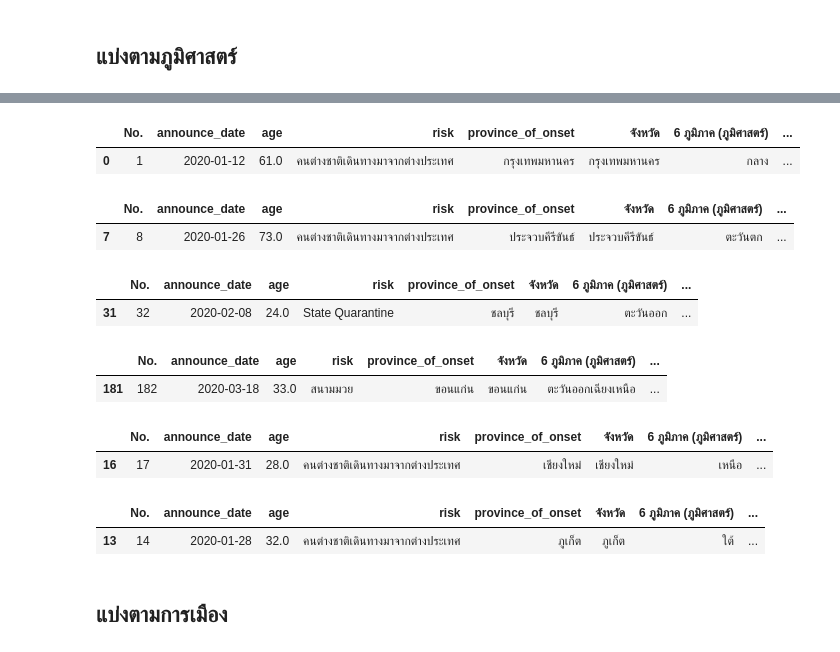
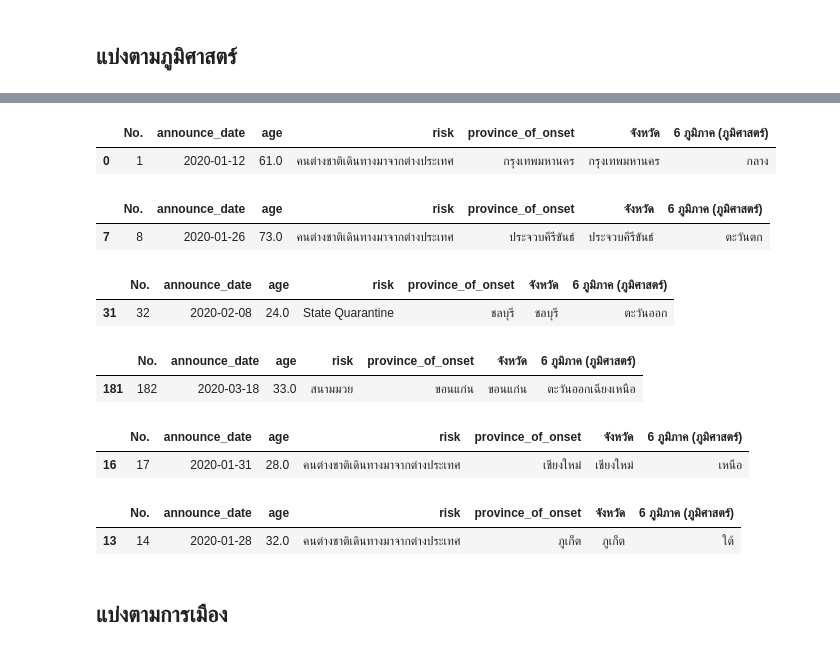
Before and after one commit to Chonthichasi/data_viz_2022, a Jupyter notebook: BasicPython&DataViz_midterm2022.ipynb, the cells around one changed output, grey strips where cells are left out. Saved outputs shown, nothing was run; the diff lists cells and outputs as text; code cells hidden in the pictures.

```diff
--- a/BasicPython&DataViz_midterm2022.ipynb
+++ b/BasicPython&DataViz_midterm2022.ipynb
@@ -293,3 +293,6 @@ dtype: bool
 # 1. อายุของผู้ป่วยคนแรกในแต่ละภูมิภาค (เหนือ, กลาง, ใต้, ...) (20 คะแนน)
 # %% [markdown]
 ## แบ่งตามภูมิศาสตร์
+# %%
+data_t1 = datacovid1[['No.','announce_date','age','risk','province_of_onset','จังหวัด','6 ภูมิภาค (ภูมิศาสตร์)']]
+data_t1
@@ -296,38 +313,38 @@ dtype: bool
 # %%
-data1_1 = datacovid1[datacovid1['6 ภูมิภาค (ภูมิศาสตร์)']=='กลาง']
+data1_1 = data_t1[data_t1['6 ภูมิภาค (ภูมิศาสตร์)']=='กลาง']
 data1_1.head(1)
 # %% [output]
-|  | No. | announce_date | age | risk | province_of_onset | จังหวัด | 6 ภูมิภาค (ภูมิศาสตร์) | ... |
-| 0 | 1 | 2020-01-12 | 61.0 | คนต่างชาติเดินทางมาจากต่างประเทศ | กรุงเทพมหานคร | กรุงเทพมหานคร | กลาง | ... |
+|  | No. | announce_date | age | risk | province_of_onset | จังหวัด | 6 ภูมิภาค (ภูมิศาสตร์) |
+| 0 | 1 | 2020-01-12 | 61.0 | คนต่างชาติเดินทางมาจากต่างประเทศ | กรุงเทพมหานคร | กรุงเทพมหานคร | กลาง |
 # %%
-data1_2 = datacovid1[datacovid1['6 ภูมิภาค (ภูมิศาสตร์)']=='ตะวันตก']
+data1_2 = data_t1[data_t1['6 ภูมิภาค (ภูมิศาสตร์)']=='ตะวันตก']
 data1_2.head(1)
 # %% [output]
-|  | No. | announce_date | age | risk | province_of_onset | จังหวัด | 6 ภูมิภาค (ภูมิศาสตร์) | ... |
-| 7 | 8 | 2020-01-26 | 73.0 | คนต่างชาติเดินทางมาจากต่างประเทศ | ประจวบคีรีขันธ์ | ประจวบคีรีขันธ์ | ตะวันตก | ... |
+|  | No. | announce_date | age | risk | province_of_onset | จังหวัด | 6 ภูมิภาค (ภูมิศาสตร์) |
+| 7 | 8 | 2020-01-26 | 73.0 | คนต่างชาติเดินทางมาจากต่างประเทศ | ประจวบคีรีขันธ์ | ประจวบคีรีขันธ์ | ตะวันตก |
 # %%
-data1_3 = datacovid1[datacovid1['6 ภูมิภาค (ภูมิศาสตร์)']=='ตะวันออก']
+data1_3 = data_t1[data_t1['6 ภูมิภาค (ภูมิศาสตร์)']=='ตะวันออก']
 data1_3.head(1)
 # %% [output]
-|  | No. | announce_date | age | risk | province_of_onset | จังหวัด | 6 ภูมิภาค (ภูมิศาสตร์) | ... |
-| 31 | 32 | 2020-02-08 | 24.0 | State Quarantine | ชลบุรี | ชลบุรี | ตะวันออก | ... |
+|  | No. | announce_date | age | risk | province_of_onset | จังหวัด | 6 ภูมิภาค (ภูมิศาสตร์) |
+| 31 | 32 | 2020-02-08 | 24.0 | State Quarantine | ชลบุรี | ชลบุรี | ตะวันออก |
 # %%
-data1_4 = datacovid1[datacovid1['6 ภูมิภาค (ภูมิศาสตร์)']=='ตะวันออกเฉียงเหนือ']
+data1_4 = data_t1[data_t1['6 ภูมิภาค (ภูมิศาสตร์)']=='ตะวันออกเฉียงเหนือ']
 data1_4.head(1)
 # %% [output]
-|  | No. | announce_date | age | risk | province_of_onset | จังหวัด | 6 ภูมิภาค (ภูมิศาสตร์) | ... |
-| 181 | 182 | 2020-03-18 | 33.0 | สนามมวย | ขอนแก่น | ขอนแก่น | ตะวันออกเฉียงเหนือ | ... |
+|  | No. | announce_date | age | risk | province_of_onset | จังหวัด | 6 ภูมิภาค (ภูมิศาสตร์) |
+| 181 | 182 | 2020-03-18 | 33.0 | สนามมวย | ขอนแก่น | ขอนแก่น | ตะวันออกเฉียงเหนือ |
 # %%
-data1_5 = datacovid1[datacovid1['6 ภูมิภาค (ภูมิศาสตร์)']=='เหนือ']
+data1_5 = data_t1[data_t1['6 ภูมิภาค (ภูมิศาสตร์)']=='เหนือ']
 data1_5.head(1)
 # %% [output]
-|  | No. | announce_date | age | risk | province_of_onset | จังหวัด | 6 ภูมิภาค (ภูมิศาสตร์) | ... |
-| 16 | 17 | 2020-01-31 | 28.0 | คนต่างชาติเดินทางมาจากต่างประเทศ | เชียงใหม่ | เชียงใหม่ | เหนือ | ... |
+|  | No. | announce_date | age | risk | province_of_onset | จังหวัด | 6 ภูมิภาค (ภูมิศาสตร์) |
+| 16 | 17 | 2020-01-31 | 28.0 | คนต่างชาติเดินทางมาจากต่างประเทศ | เชียงใหม่ | เชียงใหม่ | เหนือ |
 # %%
-data1_6 = datacovid1[datacovid1['6 ภูมิภาค (ภูมิศาสตร์)']=='ใต้']
+data1_6 = data_t1[data_t1['6 ภูมิภาค (ภูมิศาสตร์)']=='ใต้']
 data1_6.head(1)
 # %% [output]
-|  | No. | announce_date | age | risk | province_of_onset | จังหวัด | 6 ภูมิภาค (ภูมิศาสตร์) | ... |
-| 13 | 14 | 2020-01-28 | 32.0 | คนต่างชาติเดินทางมาจากต่างประเทศ | ภูเก็ต | ภูเก็ต | ใต้ | ... |
+|  | No. | announce_date | age | risk | province_of_onset | จังหวัด | 6 ภูมิภาค (ภูมิศาสตร์) |
+| 13 | 14 | 2020-01-28 | 32.0 | คนต่างชาติเดินทางมาจากต่างประเทศ | ภูเก็ต | ภูเก็ต | ใต้ |
 # %% [markdown]
 ## แบ่งตามการเมือง
```
Also changed, not shown: parts of 50 cells of this notebook.
